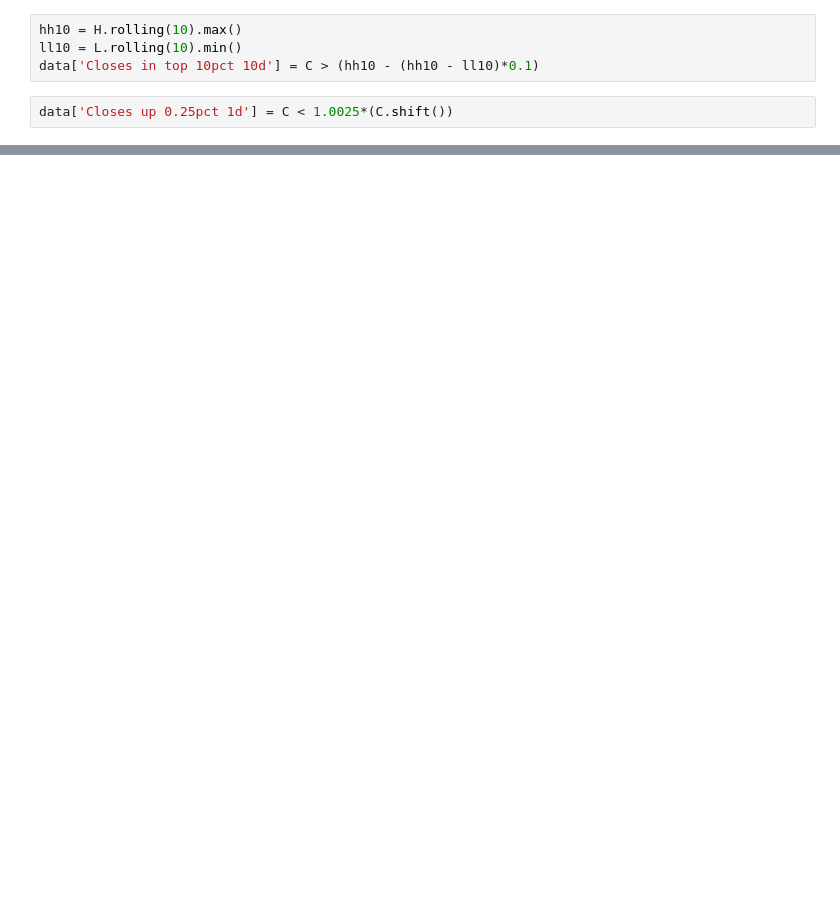
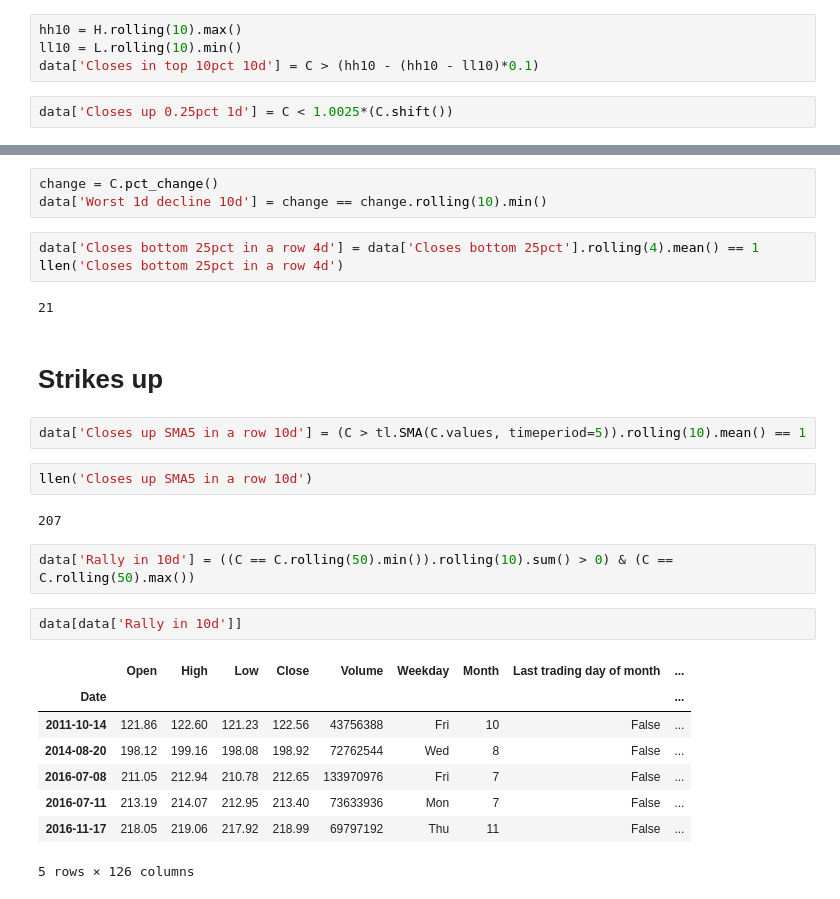
Before and after one commit to minimalgeek/DeepLearning, a Jupyter notebook: Stock/notebooks/RH/04_RH_features.ipynb, the cells around one changed output, grey strips where cells are left out. Saved outputs shown, nothing was run; the diff lists cells and outputs as text; blank space fills up the shorter version.

```diff
--- a/Stock/notebooks/RH/04_RH_features.ipynb
+++ b/Stock/notebooks/RH/04_RH_features.ipynb
@@ -587,0 +628,29 @@ data['Closes up 0.25pct 1d'] = C < 1.0025*(C.shift())
+# %%
+change = C.pct_change()
+data['Worst 1d decline 10d'] = change == change.rolling(10).min()
+# %%
+data['Closes bottom 25pct in a row 4d'] = data['Closes bottom 25pct'].rolling(4).mean() == 1
+llen('Closes bottom 25pct in a row 4d')
+# %% [output]
+21
+# %% [markdown]
+# Strikes up
+# %%
+data['Closes up SMA5 in a row 10d'] = (C > tl.SMA(C.values, timeperiod=5)).rolling(10).mean() == 1
+# %%
+llen('Closes up SMA5 in a row 10d')
+# %% [output]
+207
+# %%
+data['Rally in 10d'] = ((C == C.rolling(50).min()).rolling(10).sum() > 0) & (C == C.rolling(50).max())
+# %%
+data[data['Rally in 10d']]
+# %% [output]
+|  | Open | High | Low | Close | Volume | Weekday | Month | Last trading day of month | ... |
+| Date |  |  |  |  |  |  |  |  | ... |
+| 2011-10-14 | 121.86 | 122.60 | 121.23 | 122.56 | 43756388 | Fri | 10 | False | ... |
+| 2014-08-20 | 198.12 | 199.16 | 198.08 | 198.92 | 72762544 | Wed | 8 | False | ... |
+| 2016-07-08 | 211.05 | 212.94 | 210.78 | 212.65 | 133970976 | Fri | 7 | False | ... |
+| 2016-07-11 | 213.19 | 214.07 | 212.95 | 213.40 | 73633936 | Mon | 7 | False | ... |
+| 2016-11-17 | 218.05 | 219.06 | 217.92 | 218.99 | 69797192 | Thu | 11 | False | ... |
+5 rows × 126 columns
```
Also changed, not shown: parts of 28 cells of this notebook.
